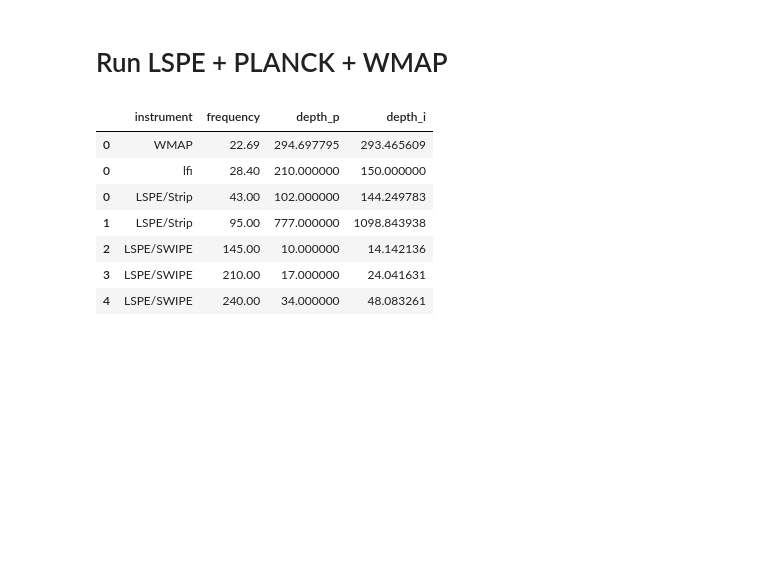
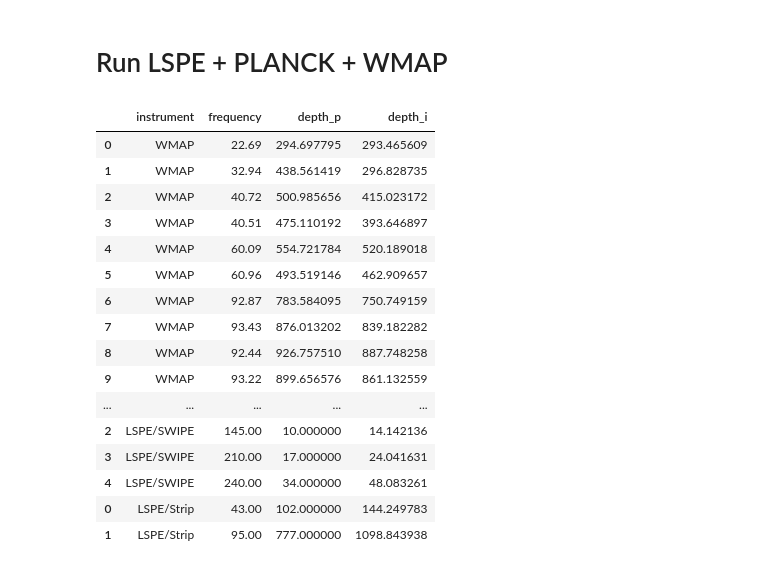
Before and after one commit to teob97/Master-Thesis-Pipeline, a Jupyter notebook: notebooks/fgbuster_run.ipynb, the cells around one changed output. Drawn from its saved outputs; the diff is of its cells as text; code cells hidden in the pictures; blank space fills up the shorter version.

```diff
--- a/notebooks/fgbuster_run.ipynb
+++ b/notebooks/fgbuster_run.ipynb
@@ -63,29 +63,38 @@ run (generic function with 1 method)
 # %%
 wmap = read_pickle("../instruments/wmap_instrument.pkl")
 planck = read_pickle("../instruments/planck_instrument.pkl")
-#quijote = read_pickle("../instruments/quijote_instrument.pkl")
+quijote = read_pickle("../instruments/quijote_instrument.pkl")
 swipe = read_pickle("../instruments/lspe_swipe_instrument.pkl")
 strip = read_pickle("../instruments/lspe_strip_instrument.pkl")
 
 #strip = Pandas.query(strip, :(frequency==43.0))
-wmap = Pandas.query(wmap, :(frequency==22.69))
-planck = Pandas.query(planck, :(frequency==28.4))
+#wmap = Pandas.query(wmap, :(frequency==22.69))
+#planck = Pandas.query(planck, :(frequency==28.4))
 
 columns = ["instrument", "frequency", "depth_p", "depth_i"]
 
-#instruments = concat([wmap, planck, quijote, swipe, strip])
-instruments = concat([wmap, planck, strip, swipe])
+instruments = concat([wmap, planck, quijote, swipe, strip])
+#instruments = concat([wmap, planck, strip, swipe])
 
 instruments = instruments[columns]
 instruments
 # %% [output]
 |  | instrument | frequency | depth_p | depth_i |
 | 0 | WMAP | 22.69 | 294.697795 | 293.465609 |
-| 0 | lfi | 28.40 | 210.000000 | 150.000000 |
-| 0 | LSPE/Strip | 43.00 | 102.000000 | 144.249783 |
-| 1 | LSPE/Strip | 95.00 | 777.000000 | 1098.843938 |
+| 1 | WMAP | 32.94 | 438.561419 | 296.828735 |
+| 2 | WMAP | 40.72 | 500.985656 | 415.023172 |
+| 3 | WMAP | 40.51 | 475.110192 | 393.646897 |
+| 4 | WMAP | 60.09 | 554.721784 | 520.189018 |
+| 5 | WMAP | 60.96 | 493.519146 | 462.909657 |
+| 6 | WMAP | 92.87 | 783.584095 | 750.749159 |
+| 7 | WMAP | 93.43 | 876.013202 | 839.182282 |
+| 8 | WMAP | 92.44 | 926.757510 | 887.748258 |
+| 9 | WMAP | 93.22 | 899.656576 | 861.132559 |
+| ... | ... | ... | ... | ... |
 | 2 | LSPE/SWIPE | 145.00 | 10.000000 | 14.142136 |
 | 3 | LSPE/SWIPE | 210.00 | 17.000000 | 24.041631 |
 | 4 | LSPE/SWIPE | 240.00 | 34.000000 | 48.083261 |
+| 0 | LSPE/Strip | 43.00 | 102.000000 | 144.249783 |
+| 1 | LSPE/Strip | 95.00 | 777.000000 | 1098.843938 |
 # %%
 run(instruments, "lspe_planck_wmap")
```
Also changed, not shown: parts of 1 cell of this notebook, 9 other files.
